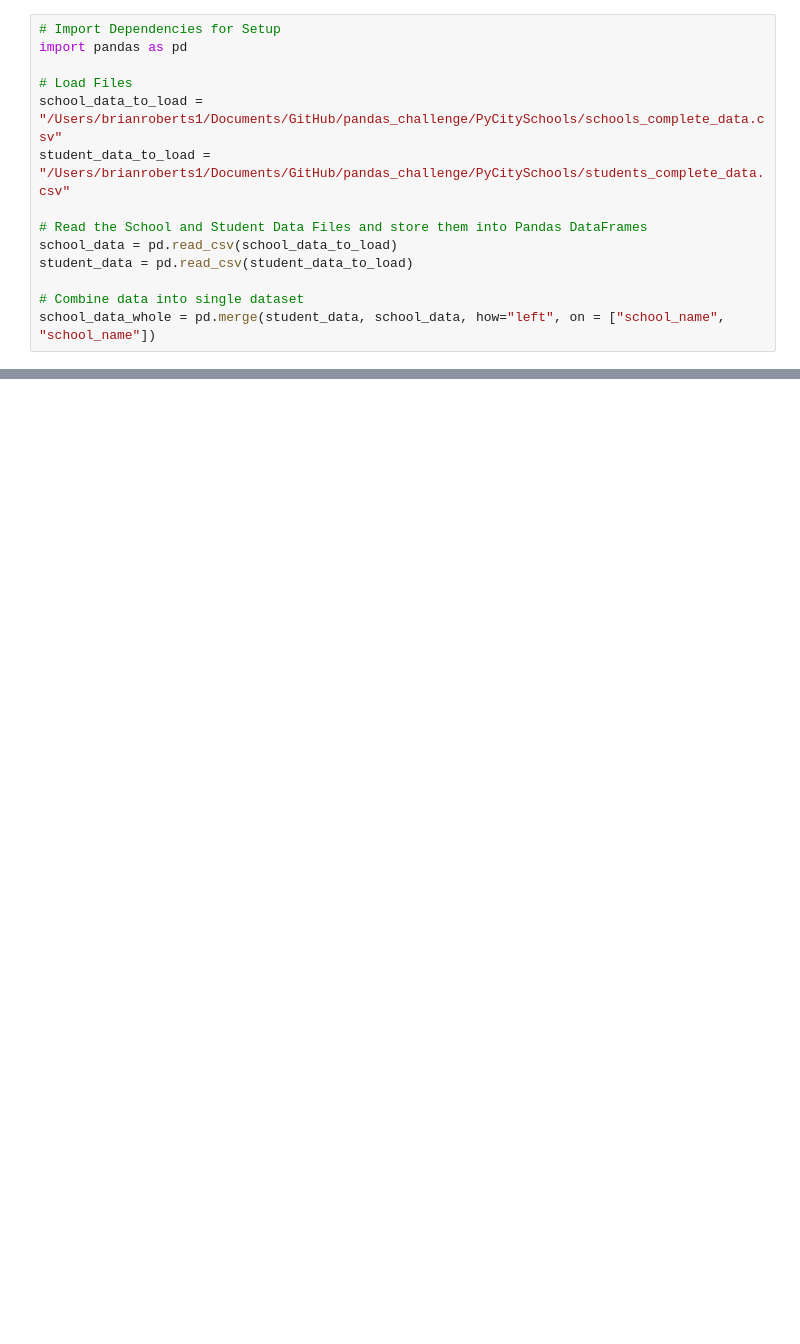
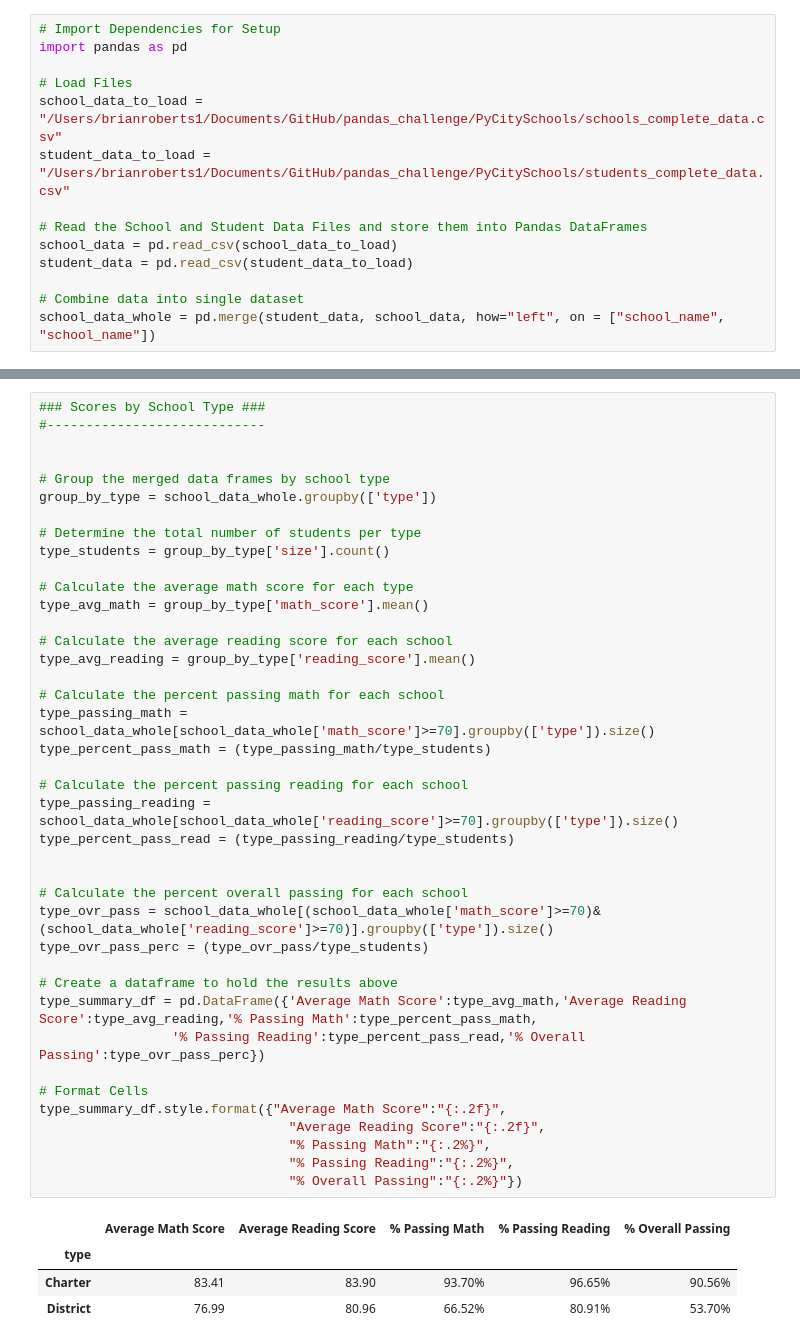
Before and after one commit to brianroberts778/Pandas_school_district_budgets, a Jupyter notebook: PyCitySchools/PyCitySchools.ipynb, the cells around one changed output, grey strips where cells are left out. Cells and saved outputs as stored; diff of their text form; blank space fills up the shorter version.

```diff
--- a/PyCitySchools/PyCitySchools.ipynb
+++ b/PyCitySchools/PyCitySchools.ipynb
@@ -310,0 +349,45 @@ group_type = school_data_whole.groupby('type')
+# %%
+### Scores by School Type ###
+#----------------------------
+
+
+# Group the merged data frames by school type
+group_by_type = school_data_whole.groupby(['type'])
+
+# Determine the total number of students per type
+type_students = group_by_type['size'].count()
+
+# Calculate the average math score for each type
+type_avg_math = group_by_type['math_score'].mean()
+
+# Calculate the average reading score for each school
+type_avg_reading = group_by_type['reading_score'].mean()
+
+# Calculate the percent passing math for each school
+type_passing_math = school_data_whole[school_data_whole['math_score']>=70].groupby(['type']).size()
+type_percent_pass_math = (type_passing_math/type_students)
+
+# Calculate the percent passing reading for each school
+type_passing_reading = school_data_whole[school_data_whole['reading_score']>=70].groupby(['type']).size()
+type_percent_pass_read = (type_passing_reading/type_students)
+
+
+# Calculate the percent overall passing for each school
+type_ovr_pass = school_data_whole[(school_data_whole['math_score']>=70)&(school_data_whole['reading_score']>=70)].groupby(['type']).size()
+type_ovr_pass_perc = (type_ovr_pass/type_students)
+
+# Create a dataframe to hold the results above
+type_summary_df = pd.DataFrame({'Average Math Score':type_avg_math,'Average Reading Score':type_avg_reading,'% Passing Math':type_percent_pass_math,
+                 '% Passing Reading':type_percent_pass_read,'% Overall Passing':type_ovr_pass_perc})
+
+# Format Cells
+type_summary_df.style.format({"Average Math Score":"{:.2f}",
+                                "Average Reading Score":"{:.2f}",
+                                "% Passing Math":"{:.2%}",
+                                "% Passing Reading":"{:.2%}",
+                                "% Overall Passing":"{:.2%}"})
+# %% [output]
+|  | Average Math Score | Average Reading Score | % Passing Math | % Passing Reading | % Overall Passing |
+| type |  |  |  |  |  |
+| Charter | 83.41 | 83.90 | 93.70% | 96.65% | 90.56% |
+| District | 76.99 | 80.96 | 66.52% | 80.91% | 53.70% |
```
Also changed, not shown: parts of 10 cells of this notebook, 1 other file.
